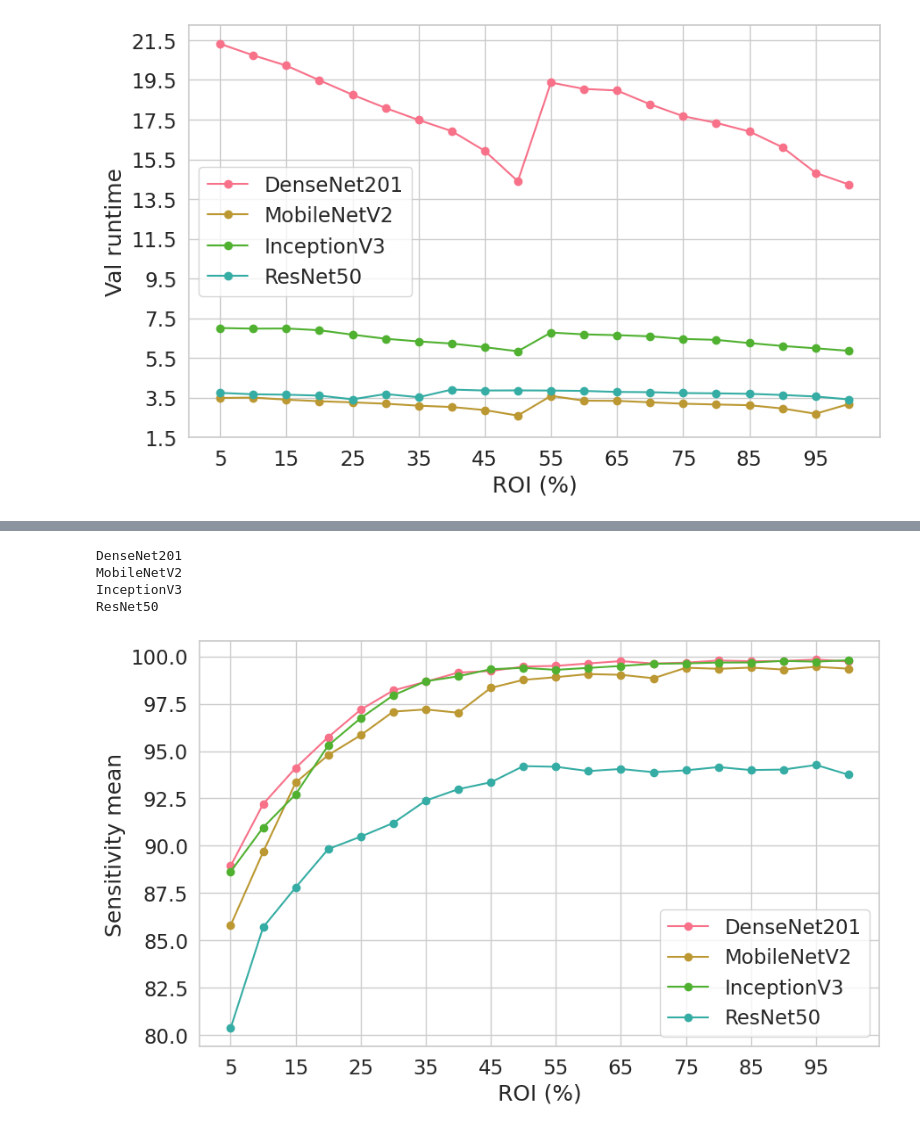
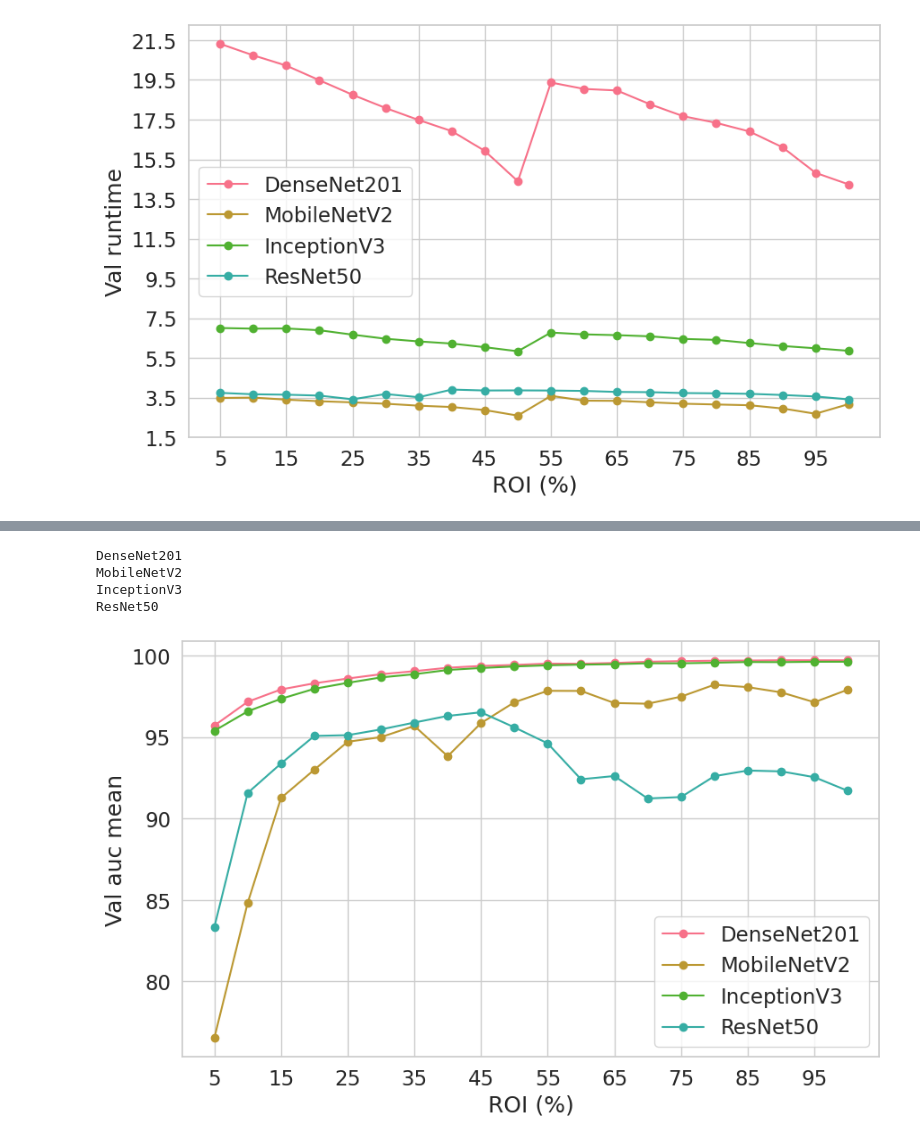
Before and after one commit to williancarddd/malaria-pibiti, a Jupyter notebook: 6_resultados/analitycs/by_train/plot.ipynb, the cells around one changed output, grey strips where cells are left out. Cells and saved outputs as stored; diff of their text form; code cells hidden in the pictures.

```diff
--- a/6_resultados/analitycs/by_train/plot.ipynb
+++ b/6_resultados/analitycs/by_train/plot.ipynb
@@ -152,10 +144,9 @@ ResNet50
 # %%
-
-plot_comparison(main_pd, 'sensitivity_mean', '', 'ROI (%)', range_rois)
+plot_comparison(main_pd, 'val_auc_mean', '', 'ROI (%)', range_rois)
 # %% [output]
 DenseNet201
 MobileNetV2
 InceptionV3
 ResNet50
-[figure, old version]
+[figure, new version]
 # %%
```
Also changed, not shown: parts of 7 cells of this notebook, 23 other files.
